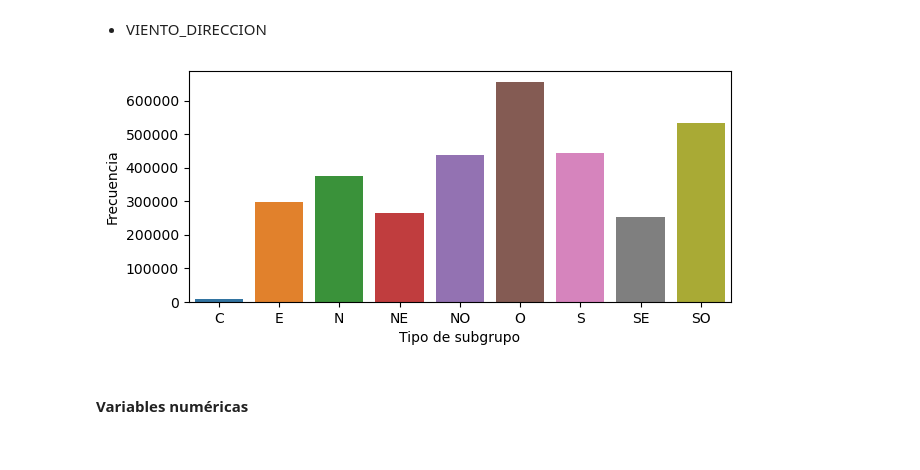
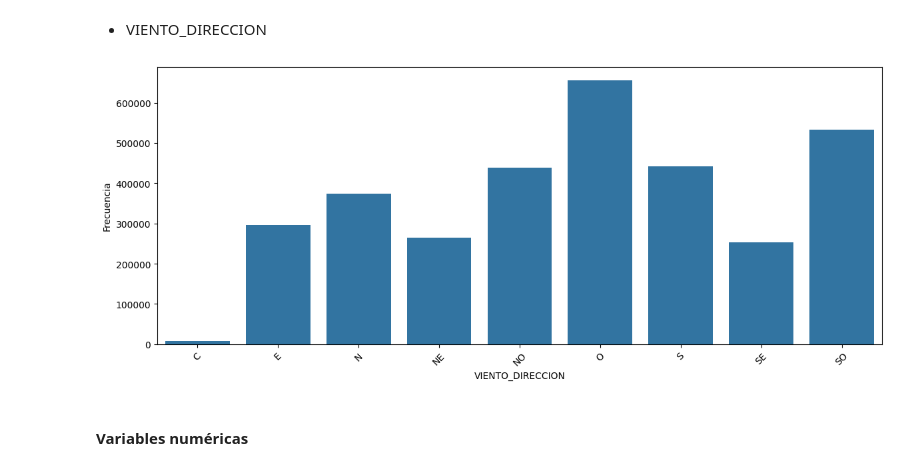
Before and after one commit to laaraapsg/tfm, a Jupyter notebook: 2_EDA_y_preprocesamiento.ipynb, the cells around one changed output. Saved outputs shown, nothing was run; the diff lists cells and outputs as text; code cells hidden in the pictures.

```diff
--- a/2_EDA_y_preprocesamiento.ipynb
+++ b/2_EDA_y_preprocesamiento.ipynb
@@ -18,5 +19,16 @@ from datetime import datetime, timedelta
 # %% [markdown]
 ## 2. Análisis inicial de los datos (EDA)
+# %%
+def grafica_frecuencias(df, columna):
+  frecuencias = df[columna].value_counts().reset_index()
+
+  plt.figure(figsize=(12, 5))
+  sns.barplot(x = columna, y = 'count', data = frecuencias)
+  plt.xlabel(columna)
+  plt.ylabel('Frecuencia')
+  plt.xticks(rotation=45)
+  plt.tight_layout()
+  plt.show()
 # %% [markdown]
 ### 2.1. Archivo cupsInfo (información de cliente y de contrato)
 # %%
@@ -318,7 +307,7 @@ df_info[df_info['ALTA_AUTOCONSUMO'] > df_consumo['PK_ANYOMESDIA'].min()].shape
 # %% [markdown]
 ### 2.3. Archivos tiempo
 # %%
-df_tiempo = pd.read_parquet('tiempo.parquet').reset_index(drop = True)
+df_tiempo = pd.read_parquet('/content/drive/MyDrive/TFM/tiempo.parquet').reset_index(drop = True)
 df_tiempo.shape
 # %% [output]
 (17084345, 16)
@@ -417,15 +410,9 @@ df_tiempo_categoricas.describe()
 # %% [markdown]
 - VIENTO_DIRECCION
 # %%
-frecuencias = df_tiempo['VIENTO_DIRECCION'].value_counts()
-
-plt.figure(figsize=(7, 3))
-sns.barplot(x = "index", y = "VIENTO_DIRECCION", data = frecuencias.reset_index())
-plt.xlabel('Tipo de subgrupo')
-plt.ylabel('Frecuencia')
-plt.show()
+grafica_frecuencias(df_tiempo, 'VIENTO_DIRECCION')
 # %% [output]
-[figure, old version]
+[figure, new version]
 # %% [markdown]
 #### Variables numéricas
 # %% [markdown]
```
Also changed, not shown: parts of 31 cells of this notebook.
